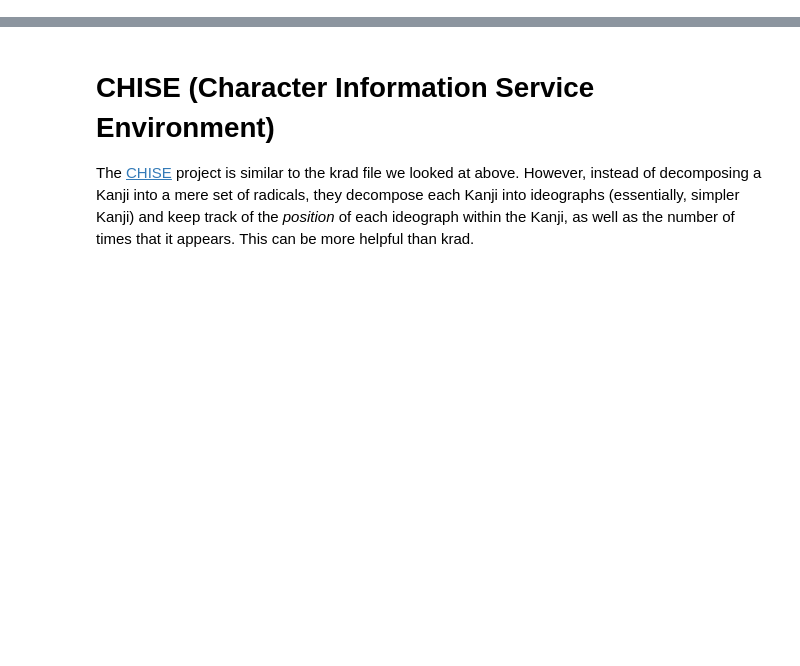
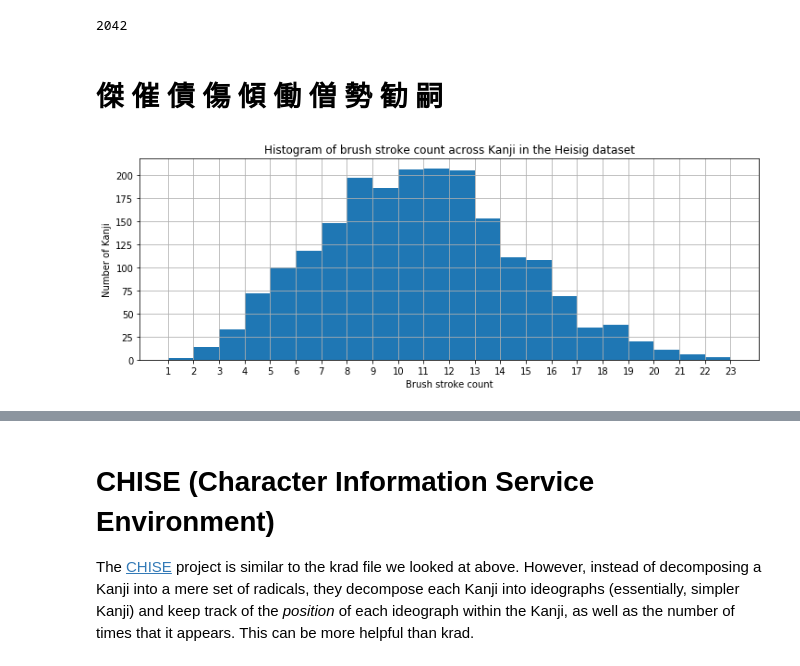
Before and after one commit to mpenkov/nihongo, a Jupyter notebook: resources.ipynb, the cells around one changed output, grey strips where cells are left out. Cells and saved outputs as stored; diff of their text form; code cells hidden in the pictures; blank space fills up the shorter version.

```diff
--- a/resources.ipynb
+++ b/resources.ipynb
@@ -0,0 +97,29 @@
+# %%
+# One catch: Heisig only covers a subset of the Kanji.
+# These are the most commonly used Kanji, so it's a _good_ subset.
+len(heisig)
+# %% [output]
+2042
+# %%
+def from_stroke_count(stroke_count):
+    """Return the list of Kanji that have the specified stroke count."""
+    for k in heisig:
+        if k['strokecount'] == stroke_count:
+            yield k['kanji']
+h1(*list(from_stroke_count(13))[:10])
+# %% [output]
+傑 催 債 傷 傾 働 僧 勢 勧 嗣
+# %%
+def plot_hist(counts):
+    bins = list(range(1, max(counts) + 1))
+    plt.figure(figsize=(12, 4))
+    plt.hist(counts, bins=bins)
+    plt.xticks(bins)
+    plt.grid();
+
+plot_hist([k['strokecount'] for k in heisig])
+plt.title('Histogram of brush stroke count across Kanji in the Heisig dataset')
+plt.ylabel('Number of Kanji')
+plt.xlabel('Brush stroke count');
+# %% [output]
+[figure, added]
```
Also changed, not shown: parts of 89 cells of this notebook.
